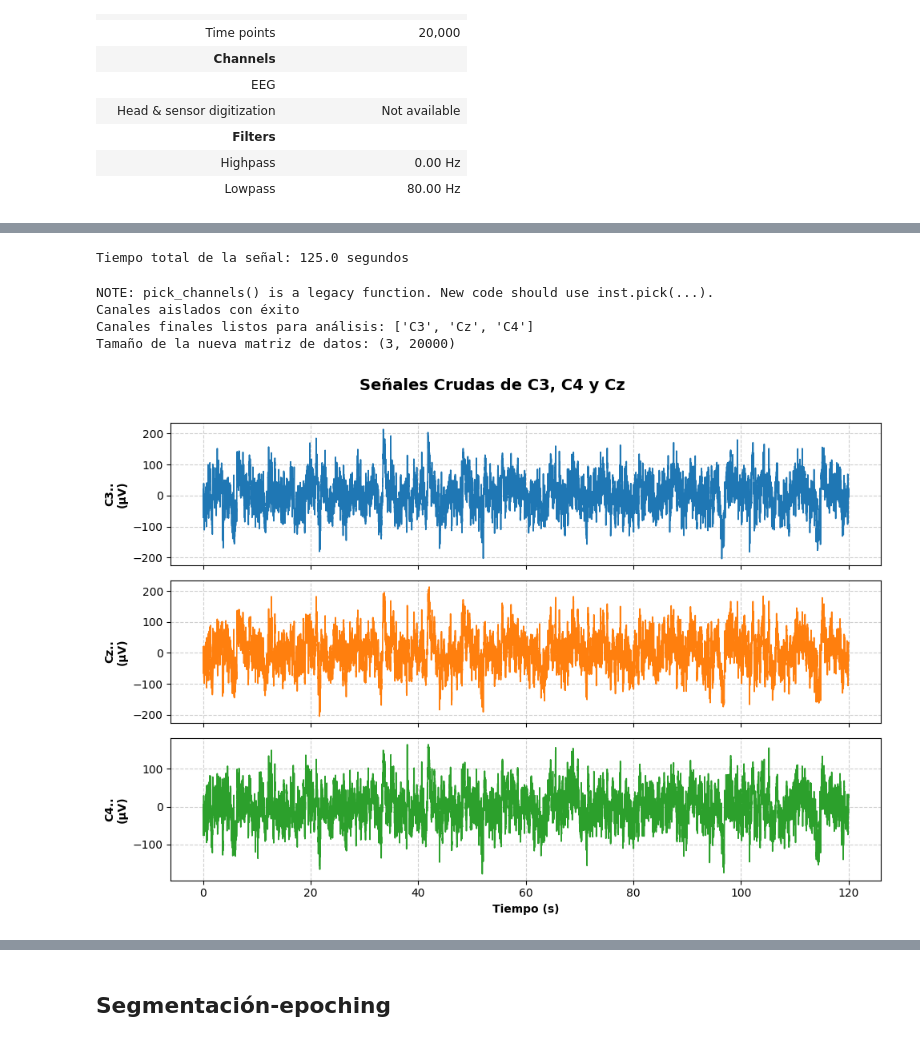
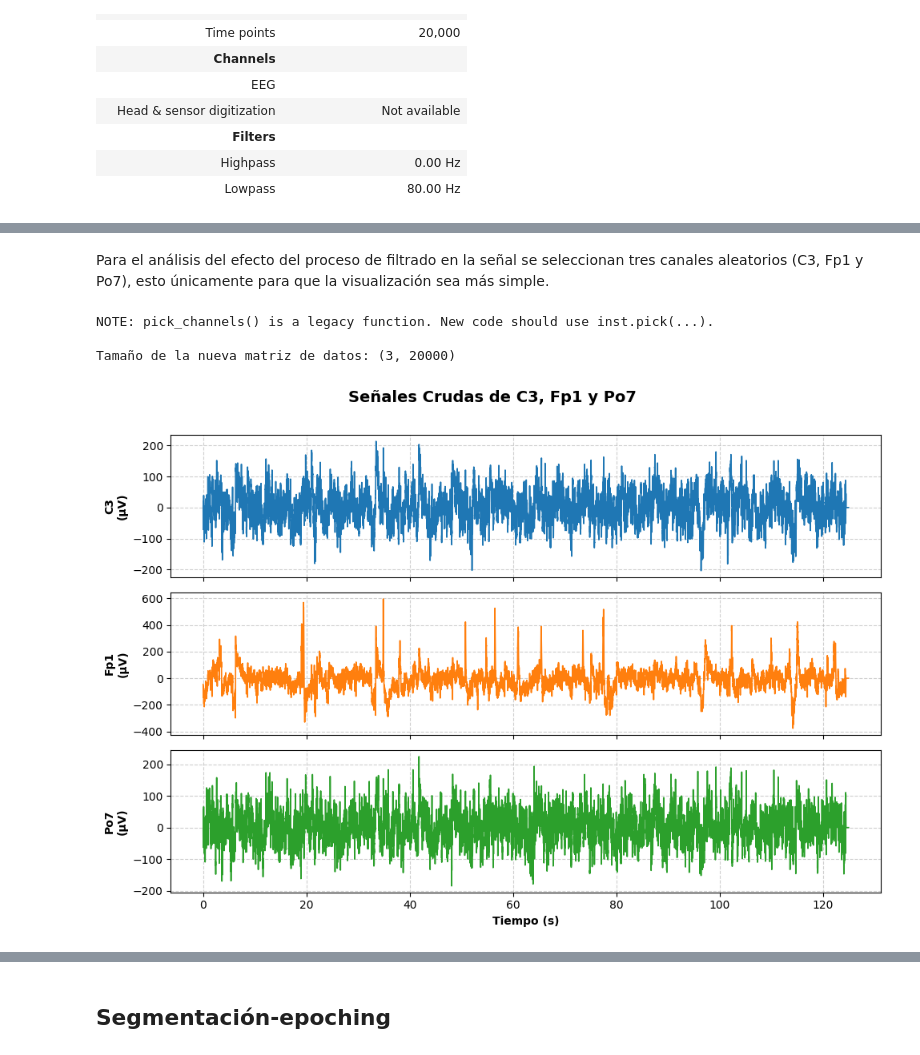
Before and after one commit to PaulaCCano/lab_Biosenales, a Jupyter notebook: avances_proyecto.ipynb, the cells around one changed output, grey strips where cells are left out. Cells and saved outputs as stored; diff of their text form; code cells hidden in the pictures.

```diff
--- a/avances_proyecto.ipynb
+++ b/avances_proyecto.ipynb
@@ -127,67 +130,41 @@ raw.plot(n_channels=64, duration=3.0, scalings='auto');
 [figure]
 [figure]
-# %%
-# ESTO ES PARA SACAR EL TIEMPO DE REGISTRO, Y YA ESTÁ EN LA CELDA ANTERIOR
-
-Fs = raw.info['sfreq']
-datos = raw.get_data()
-
-# TIEMPO DE LA SEÑAL
-num_muestras = datos.shape[1]
-Ts = 1 / Fs
-t = num_muestras * Ts
-T = np.arange(0, t, Ts) # Vector de tiempo
-
-print(f"Tiempo total de la señal: {t} segundos")
-# %% [output]
-Tiempo total de la señal: 125.0 segundos
+# %% [markdown]
+Para el análisis del efecto del proceso de filtrado en la señal se seleccionan tres canales aleatorios (C3, Fp1 y Po7), esto únicamente para que la visualización sea más simple.
 # %%
-#CANALES DE INTERÉS
-# ==========================================
-canales_interes = ['C3', 'C4', 'Cz']  # CREO QUE PODEMOS AGREGAR MÁS CANALES SI QUEREMOS,
-#                                       AUNQUE ESTOS SON LOS PRINCIPALES PARA EL MOVIMIENTO MOTOR
+raw.pick_channels(['C3', 'Fp1', 'Po7'])
+datos = raw.get_data()
 
-canales_presentes = [ch for ch in raw.ch_names if any(sub in ch for sub in canales_interes)]
-
-# Filtramos el objeto raw para quedarnos solo con esos 3
-raw.pick_channels(canales_presentes)
-
-# IMPORTANTE: Extraemos nuevamente los datos, pero ahora solo de los 3 canales aislados
-datos_aislados = raw.get_data()
-
-print("Canales aislados con éxito")
-print(f"Canales finales listos para análisis: {raw.ch_names}")
-print(f"Tamaño de la nueva matriz de datos: {datos_aislados.shape}")
+print(f"\nTamaño de la nueva matriz de datos: {datos.shape}")
 # %% [output]
 NOTE: pick_channels() is a legacy function. New code should use inst.pick(...).
-Canales aislados con éxito
-Canales finales listos para análisis: ['C3', 'Cz', 'C4']
+
 Tamaño de la nueva matriz de datos: (3, 20000)
 # %%
-# GRÁFICA DE LOS CANALES de interés (C3, C4, Cz)
-#  Convertimos de Voltios (V) a microVoltios (µV)
-datos_uv = datos_aislados * 1e6
+# GRPAFICA DE ESTOS TRES CANALES - SEÑAL CRUDA
 
-# 2.  Tiempo total de la señal 120 s
-limite = int(120 * Fs)
-T_plot = T[:limite] # Recortamos el vector de tiempo
+datos_ = datos * 1e6
+Fs = int(raw.info['sfreq'])
+T = np.arange(datos_.shape[1]) / Fs
 
-# 3. subplots - grafica de los tres canales
+lim = datos_.shape[1]
+T_plot = T[:lim]
+
+
 fig, axs = plt.subplots(3, 1, figsize=(10, 7), sharex=True)
-fig.suptitle("Señales Crudas de C3, C4 y Cz", fontsize=14, fontweight='bold')
+fig.suptitle("Señales Crudas de C3, Fp1 y Po7", fontsize=14, fontweight='bold')
 colores = ['#1f77b4', '#ff7f0e', '#2ca02c']
 
 for i, canal in enumerate(raw.ch_names):
-    # Usamos T_plot en el eje X, y los datos_uv en el eje Y
-    axs[i].plot(T_plot, datos_uv[i, :limite], color=colores[i], linewidth=1.2)
+    axs[i].plot(T_plot, datos_[i, :lim], color=colores[i], linewidth=1.2)
     axs[i].set_ylabel(f"{canal}\n(µV)", fontweight='bold')
     axs[i].grid(True, linestyle='--', alpha=0.6)
 
 axs[-1].set_xlabel("Tiempo (s)", fontweight='bold')
 
 plt.tight_layout()
 plt.subplots_adjust(top=0.9)
 plt.show()
 # %% [output]
-[figure, old version]
+[figure, new version]
 # %%
```
Also changed, not shown: parts of 41 cells of this notebook.
